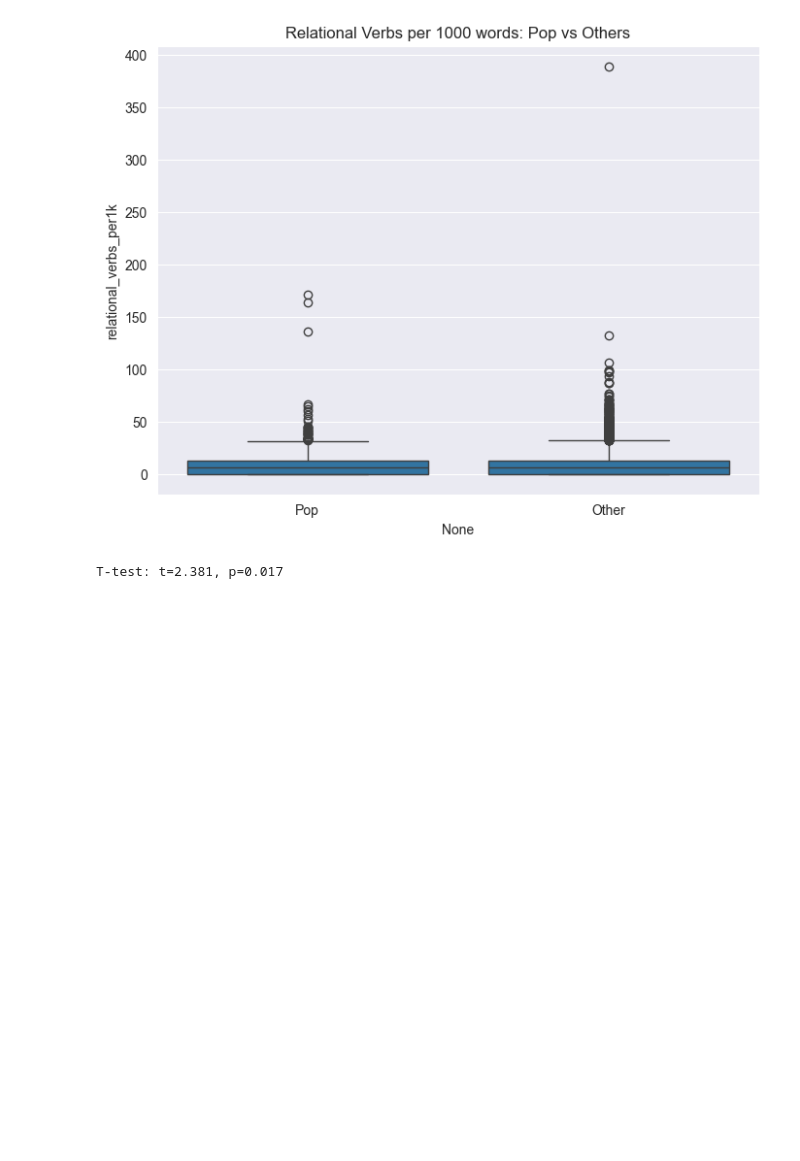
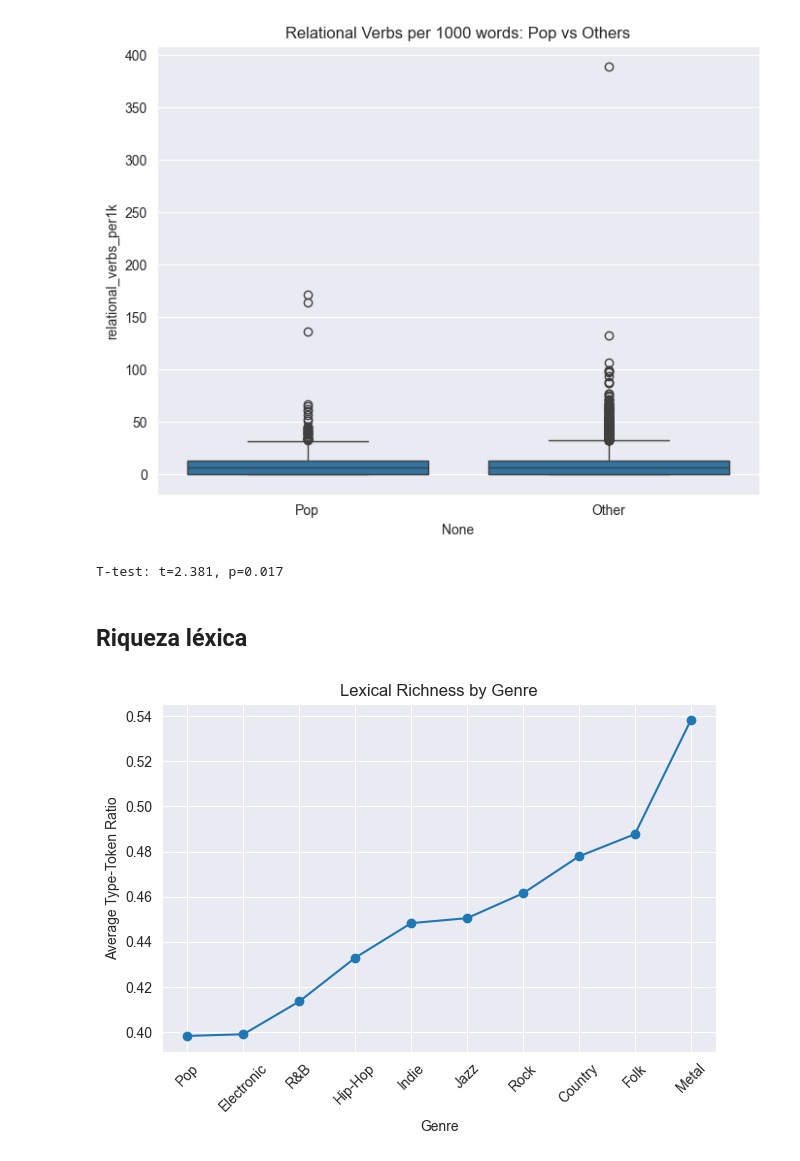
Before and after one commit to kendalls-s/Analisis-Morfosintactico-de-Letras-Musicales, a Jupyter notebook: notebooks/05_comparacion_generos.ipynb, the cells around one changed output. Saved outputs shown, nothing was run; the diff lists cells and outputs as text; code cells hidden in the pictures; blank space fills up the shorter version.

```diff
--- a/notebooks/05_comparacion_generos.ipynb
+++ b/notebooks/05_comparacion_generos.ipynb
@@ -152,3 +168,22 @@ print(f"T-test: t={t_stat:.3f}, p={p_val:.3f}")
 # %% [output]
 [figure]
 T-test: t=2.381, p=0.017
+# %% [markdown]
+## Riqueza léxica
+# %%
+# Calcular riqueza léxica
+df['unique_tokens'] = df['tokens_list'].apply(lambda x: len(set([t.lower() for t in x])))
+df['type_token_ratio'] = df['unique_tokens'] / df['token_count']
+
+genre_ttr = df.groupby('Genre')['type_token_ratio'].mean().sort_values()
+
+plt.figure()
+plt.plot(genre_ttr.index, genre_ttr.values, marker='o')
+plt.xlabel("Genre")
+plt.ylabel("Average Type-Token Ratio")
+plt.title("Lexical Richness by Genre")
+plt.xticks(rotation=45)
+plt.tight_layout()
+plt.show()
+# %% [output]
+[figure, added]
```
Also changed, not shown: parts of 8 cells of this notebook.
